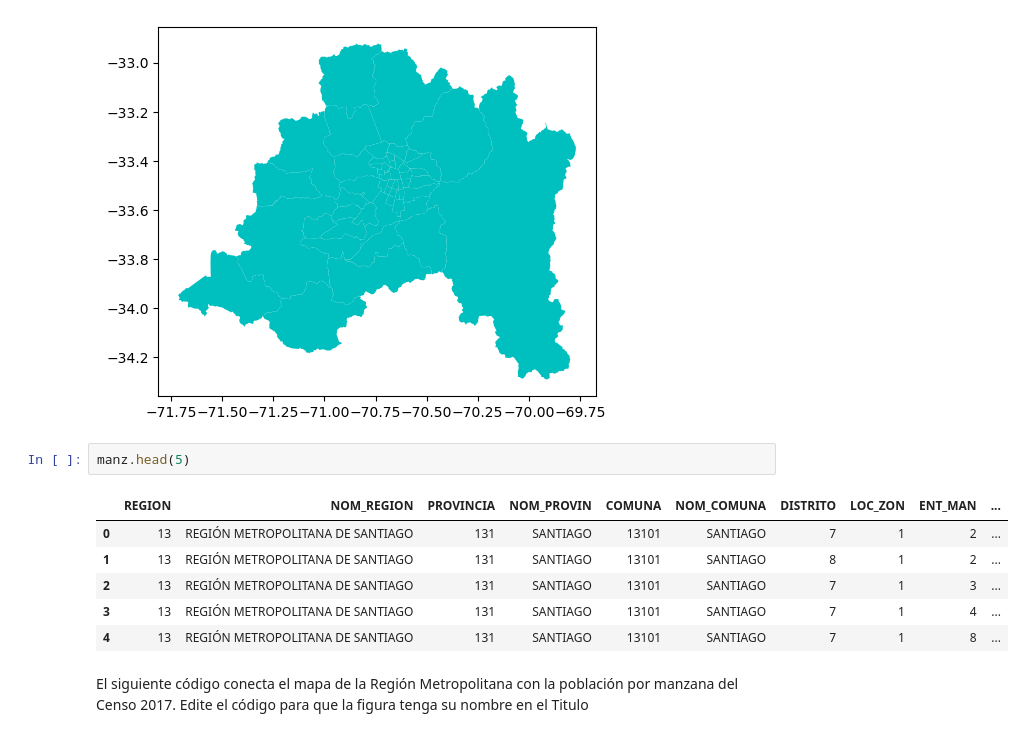
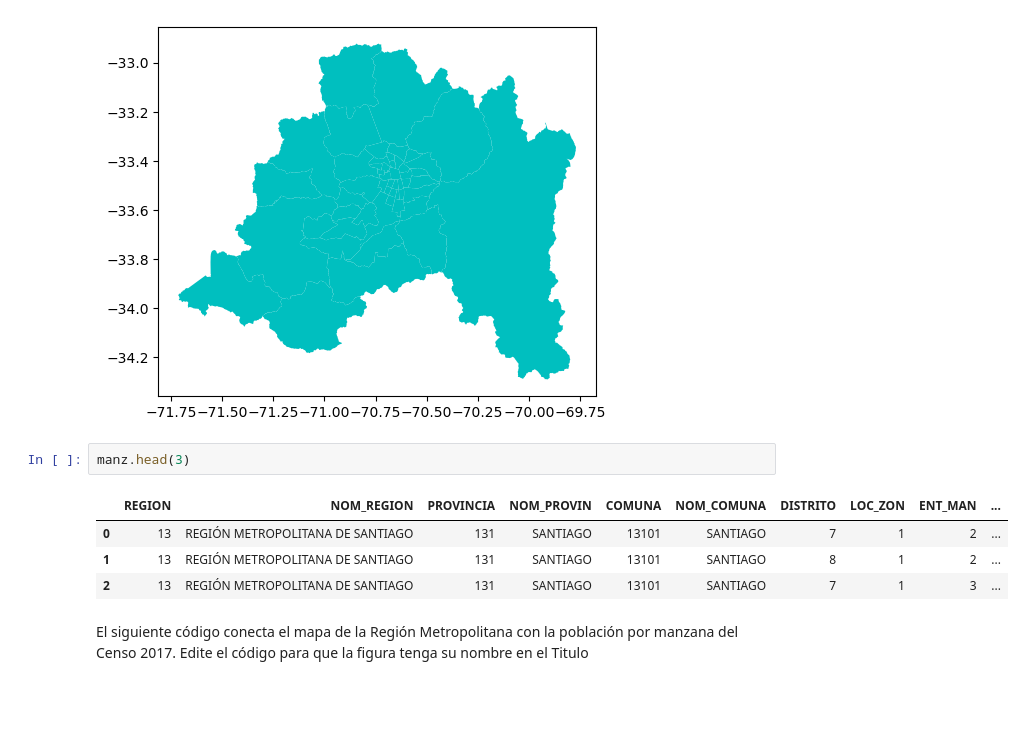
Before and after one commit to maripiiu/IMT2200-Maria-Allendes, a Jupyter notebook: Actividad 01/IMT2200 - Actividad 01.ipynb, the cells around one changed output. Drawn from its saved outputs; the diff is of its cells as text; blank space fills up the shorter version.

```diff
--- a/Actividad 01/IMT2200 - Actividad 01.ipynb
+++ b/Actividad 01/IMT2200 - Actividad 01.ipynb
@@ -132,14 +150,12 @@ com.plot(color = "c")
 <Axes: >
 [figure]
 # %%
-manz.head(5)
+manz.head(3)
 # %% [output]
 |  | REGION | NOM_REGION | PROVINCIA | NOM_PROVIN | COMUNA | NOM_COMUNA | DISTRITO | LOC_ZON | ENT_MAN | ... |
 | 0 | 13 | REGIÓN METROPOLITANA DE SANTIAGO | 131 | SANTIAGO | 13101 | SANTIAGO | 7 | 1 | 2 | ... |
 | 1 | 13 | REGIÓN METROPOLITANA DE SANTIAGO | 131 | SANTIAGO | 13101 | SANTIAGO | 8 | 1 | 2 | ... |
 | 2 | 13 | REGIÓN METROPOLITANA DE SANTIAGO | 131 | SANTIAGO | 13101 | SANTIAGO | 7 | 1 | 3 | ... |
-| 3 | 13 | REGIÓN METROPOLITANA DE SANTIAGO | 131 | SANTIAGO | 13101 | SANTIAGO | 7 | 1 | 4 | ... |
-| 4 | 13 | REGIÓN METROPOLITANA DE SANTIAGO | 131 | SANTIAGO | 13101 | SANTIAGO | 7 | 1 | 8 | ... |
 # %% [markdown]
 El siguiente código conecta el mapa de la Región Metropolitana con la población por manzana del Censo 2017. Edite el código para que la figura tenga su nombre en el Titulo
 # %%
```
Also changed, not shown: parts of 5 cells of this notebook, 1 other file.
